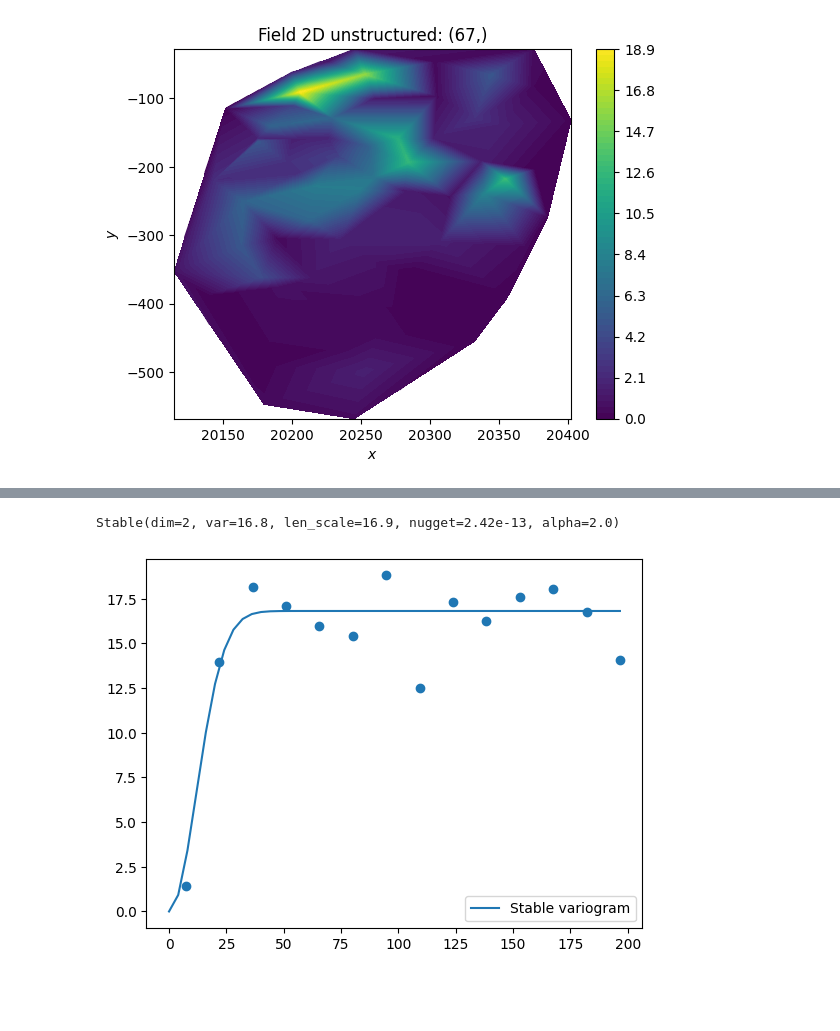
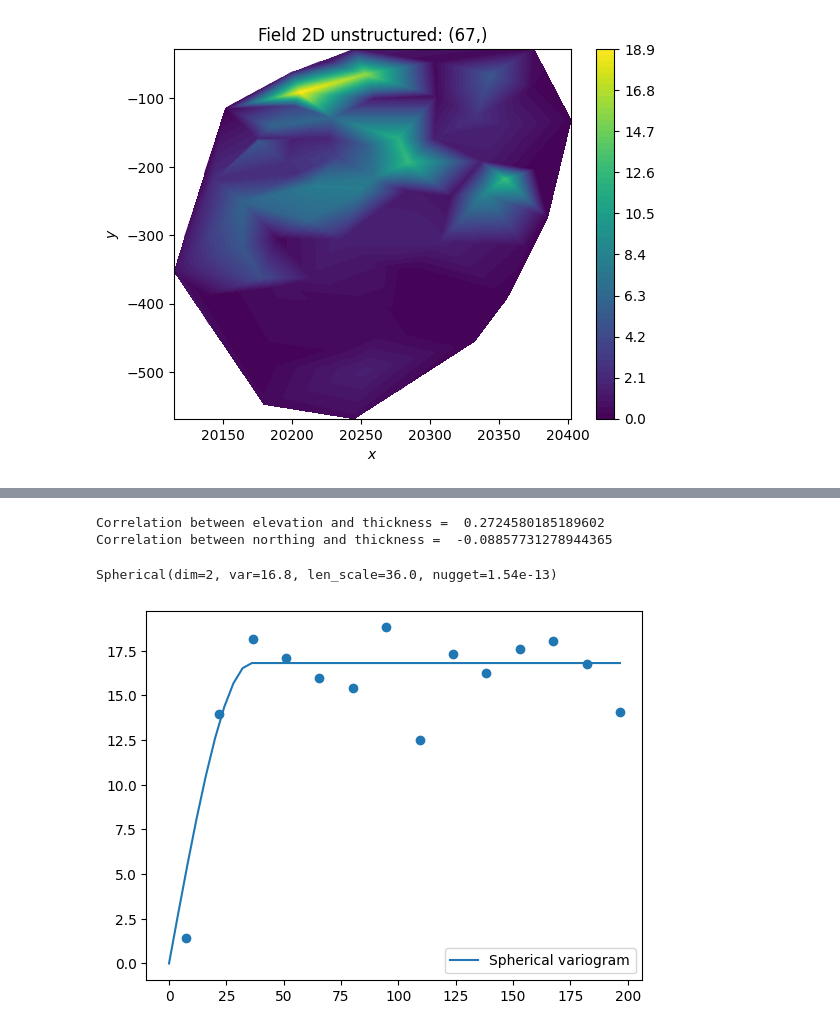
Before and after one commit to AtilaSaraiva/learning_variogram_and_stuff, a Jupyter notebook: src/Assignment 7.ipynb, the cells around one changed output, grey strips where cells are left out. Drawn from its saved outputs; the diff is of its cells as text; code cells hidden in the pictures; blank space fills up the shorter version.

```diff
--- a/src/Assignment 7.ipynb
+++ b/src/Assignment 7.ipynb
@@ -113,10 +85,20 @@ plotter.plot()
+# %%
+corrElevation = data["Elevation"].corr(data["Thickness, m"])
+corrNorthing = data["Northing"].corr(data["Thickness, m"])
+
+print("Correlation between elevation and thickness = ", corrElevation)
+print("Correlation between northing and thickness = ", corrNorthing)
+# %% [output]
+Correlation between elevation and thickness =  0.2724580185189602
+Correlation between northing and thickness =  -0.08857731278944365
 # %%
 bin_center, gamma = gs.vario_estimate((x, y), values)
-fit_model = gs.Stable(dim=2)
+fit_model = gs.Spherical(dim=2, var=2)
 fit_model.fit_variogram(bin_center, gamma, nugget=True)
 ax = fit_model.plot(x_max=max(bin_center))
 ax.scatter(bin_center, gamma)
+plt.savefig("../figs/sph_variogram.png", dpi=300)
 print(fit_model)
 # %% [output]
-Stable(dim=2, var=16.8, len_scale=16.9, nugget=2.42e-13, alpha=2.0)
+Spherical(dim=2, var=16.8, len_scale=36.0, nugget=1.54e-13)
-[figure, old version]
+[figure, new version]
```
Also changed, not shown: parts of 21 cells of this notebook, 12 other files.
